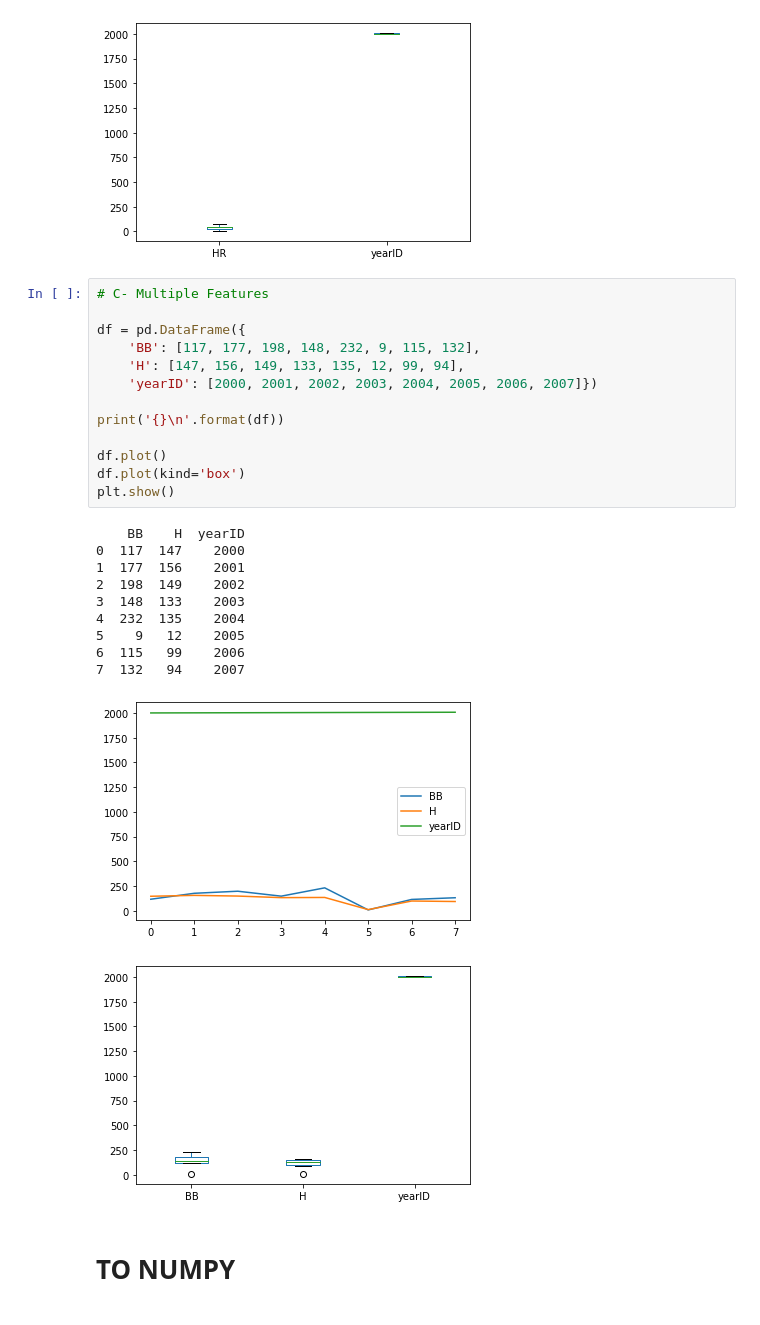
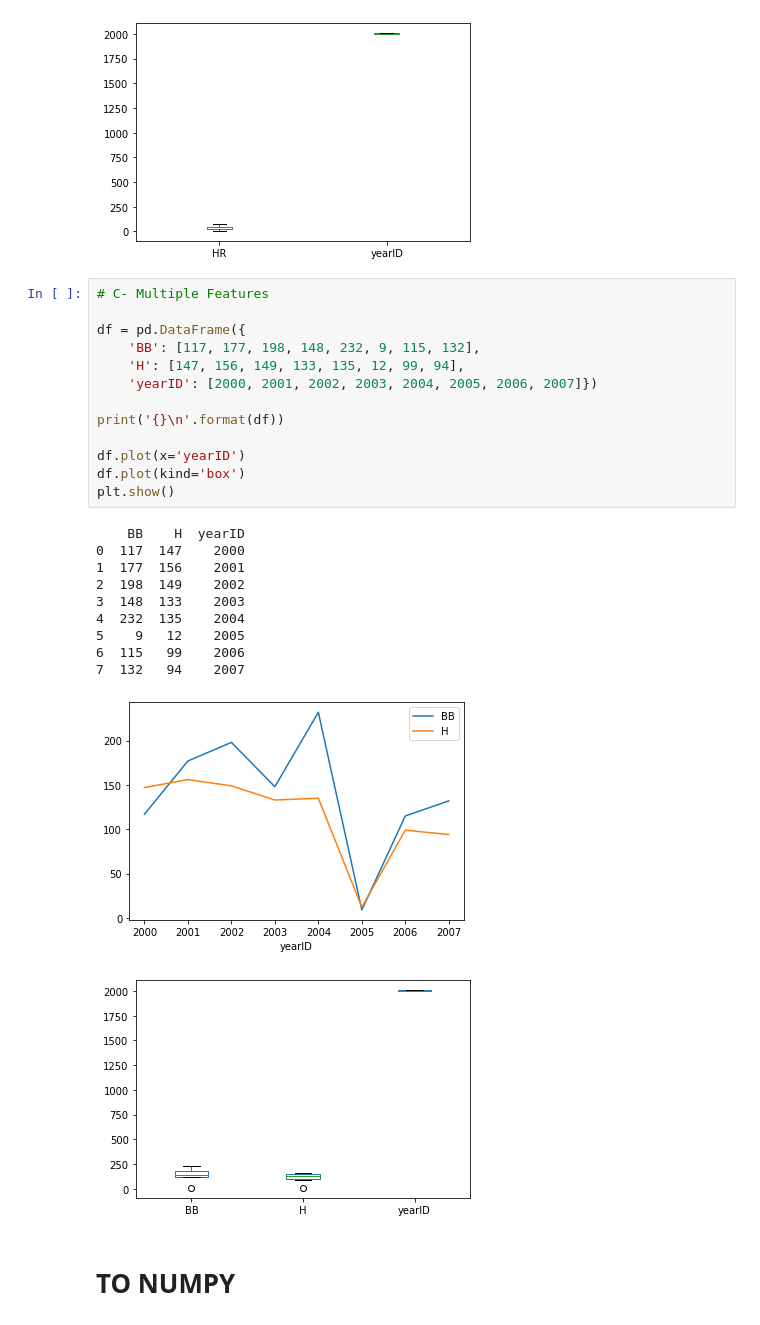
Before and after one commit to mohamedamine456/educative_machine_learning_for_SE, a Jupyter notebook: DataAnalysisWithPandas.ipynb, the cells around one changed output. Saved outputs shown, nothing was run; the diff lists cells and outputs as text.

```diff
--- a/DataAnalysisWithPandas.ipynb
+++ b/DataAnalysisWithPandas.ipynb
@@ -1167,27 +1165,27 @@ plt.show()
 # %%
 # C- Multiple Features
 
 df = pd.DataFrame({
     'BB': [117, 177, 198, 148, 232, 9, 115, 132],
     'H': [147, 156, 149, 133, 135, 12, 99, 94],
     'yearID': [2000, 2001, 2002, 2003, 2004, 2005, 2006, 2007]})
 
 print('{}\n'.format(df))
 
-df.plot()
+df.plot(x='yearID')
 df.plot(kind='box')
 plt.show()
 # %% [output]
     BB    H  yearID
 0  117  147    2000
 1  177  156    2001
 2  198  149    2002
 3  148  133    2003
 4  232  135    2004
 5    9   12    2005
 6  115   99    2006
 7  132   94    2007
-[figure, old version]
+[figure, new version]
 [figure]
 # %% [markdown]
 # **TO NUMPY**
```
Also changed, not shown: parts of 6 cells of this notebook, 1 other file.
